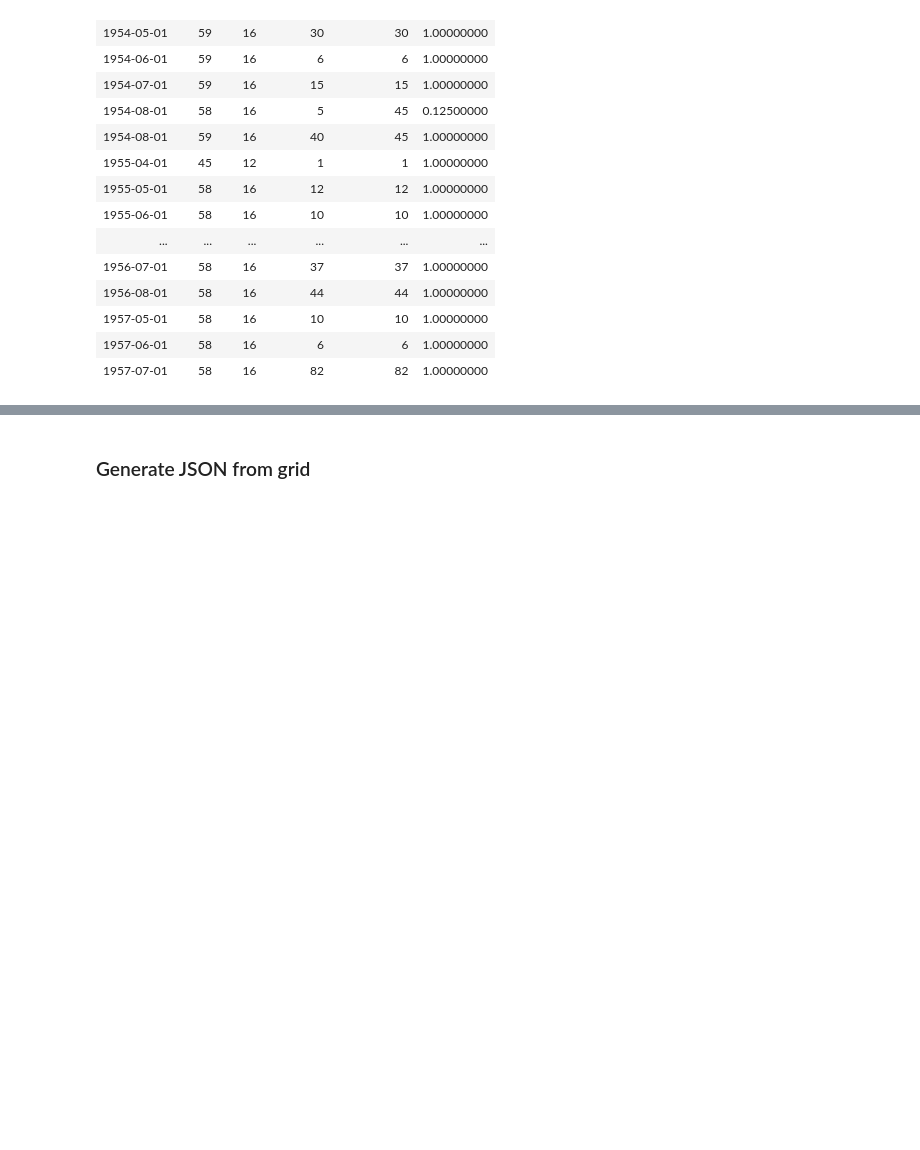
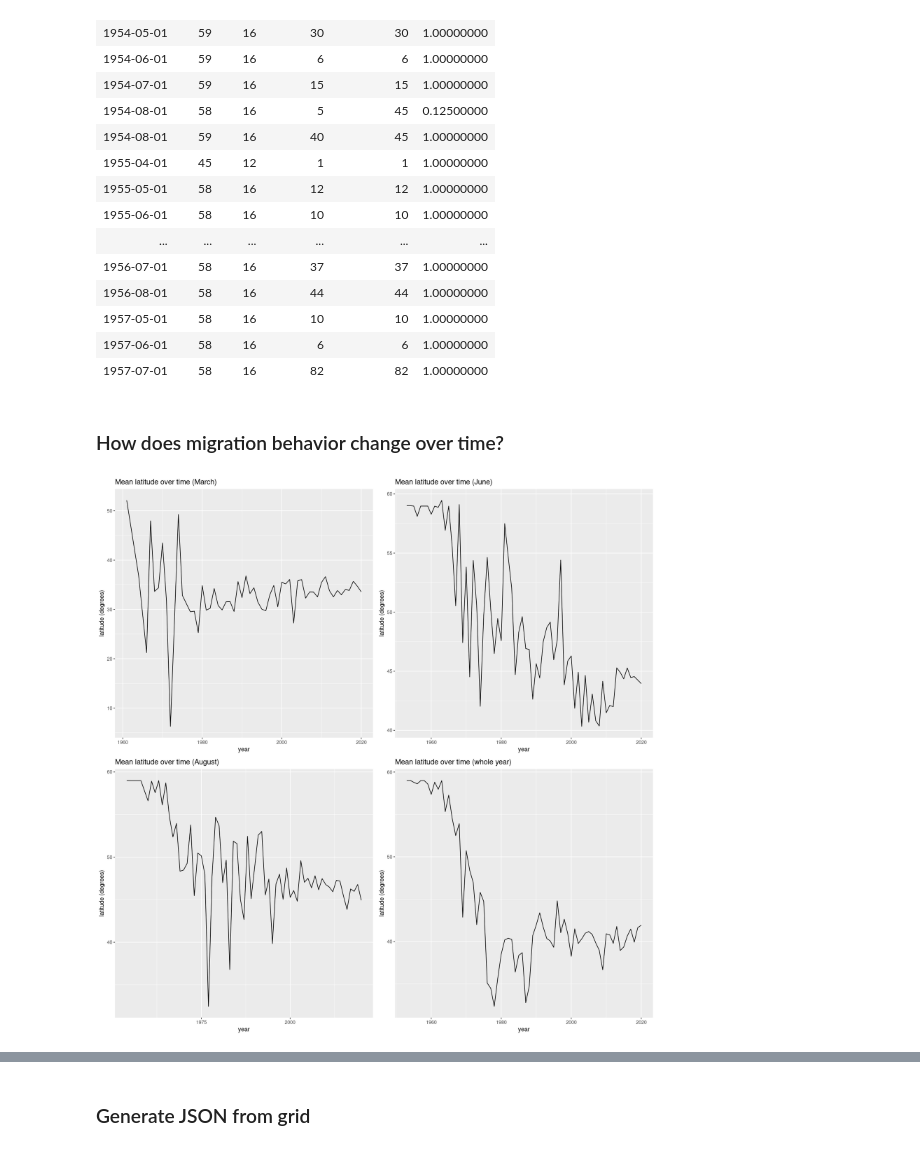
Before and after one commit to nimobeeren/2IMV20, a Jupyter notebook: InfoVis/scripts/ebird/playground.ipynb, the cells around one changed output, grey strips where cells are left out. Cells and saved outputs as stored; diff of their text form; code cells hidden in the pictures; blank space fills up the shorter version.

Commit message:
plot mean latitudes

```diff
--- a/InfoVis/scripts/ebird/playground.ipynb
+++ b/InfoVis/scripts/ebird/playground.ipynb
@@ -247,3 +247,35 @@ A tibble: 20 × 6
 | 1957-05-01 | 58 | 16 | 10 | 10 | 1.00000000 |
 | 1957-06-01 | 58 | 16 | 6 | 6 | 1.00000000 |
 | 1957-07-01 | 58 | 16 | 82 | 82 | 1.00000000 |
+# %% [markdown]
+### How does migration behavior change over time?
+# %%
+plot_month <- function (month) {
+    ebd_mean_lat <- ebd_no_out %>%
+        filter(month(date) == month) %>%
+        group_by(year = year(date)) %>%
+        summarize(mean_lat = weighted.mean(lat, count), .groups="drop")
+
+    plot <- ggplot(ebd_mean_lat) +
+        geom_line(aes(x=year, y=mean_lat)) +
+        labs(x="year", y="latitude (degrees)", title=paste0("Mean latitude over time (", month.name[month], ")"))
+
+    return(plot)
+}
+
+plot_whole_year <- function () {
+    ebd_mean_lat <- ebd_no_out %>%
+        group_by(year = year(date)) %>%
+        summarize(mean_lat = weighted.mean(lat, count), .groups="drop")
+
+    plot <- ggplot(ebd_mean_lat) +
+        geom_line(aes(x=year, y=mean_lat)) +
+        labs(x="year", y="latitude (degrees)", title="Mean latitude over time (whole year)")
+
+    return(plot)
+}
+
+options(repr.plot.width=14, repr.plot.height=14)
+grid.arrange(plot_month(3), plot_month(6), plot_month(8), plot_whole_year(), ncol=2, nrow=2)
+# %% [output]
+[figure, added]
```
Also changed, not shown: parts of 1 cell of this notebook.
